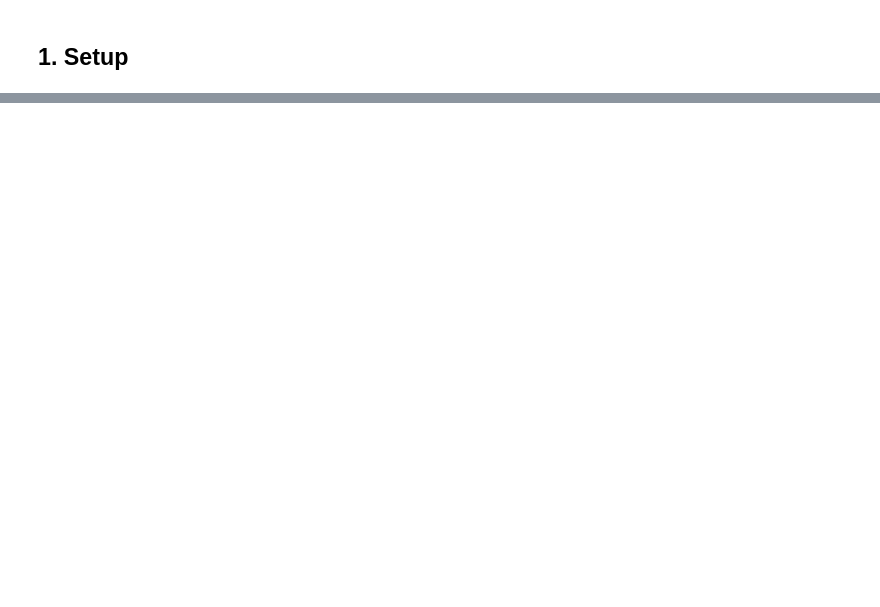
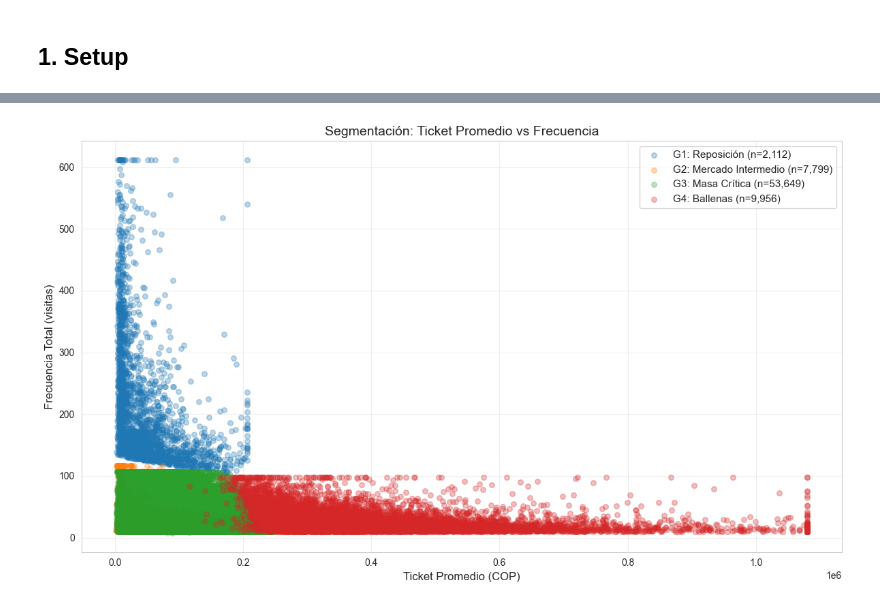
Before and after one commit to jdrincone/euro-supermercados, a Jupyter notebook: notebooks/02_segmentacion_clientes.ipynb, the cells around one changed output, grey strips where cells are left out. Drawn from its saved outputs; the diff is of its cells as text; code cells hidden in the pictures; blank space fills up the shorter version.

```diff
--- a/notebooks/02_segmentacion_clientes.ipynb
+++ b/notebooks/02_segmentacion_clientes.ipynb
@@ -615,0 +315,15 @@ uv run python src/train_recommender_by_clustering.py --config params.yaml
+# %%
+# Entrenar K-Means con k=4
+kmeans = KMeans(n_clusters=N_CLUSTERS, random_state=SEED, n_init=10)
+user_features["cluster_id"] = kmeans.fit_predict(df_scaled)
+
+sil_final = silhouette_score(X_scaled, user_features["cluster_id"], sample_size=sample_size)
+print(f"K elegido: {N_CLUSTERS}")
+print(f"Silhouette final: {sil_final:.4f}")
+
+# Perfil de los grupos
+perfil = user_features.groupby("cluster_id")[FEATURE_COLS].mean()
+perfil["cantidad_usuarios"] = user_features["cluster_id"].value_counts().sort_index()
+
+print("\n--- PERFIL DE LOS GRUPOS DETECTADOS ---")
+display(perfil.round(0))
@@ -615,0 +405,26 @@ uv run python src/train_recommender_by_clustering.py --config params.yaml
+# %%
+# Scatter: Ticket Promedio vs Frecuencia (coloreado por cluster)
+fig, ax = plt.subplots(figsize=(12, 7))
+
+for cid in GRUPO_ORDER:
+    mask = user_features["cluster_id"] == cid
+    data = user_features[mask]
+    grupo = CLUSTER_TO_GRUPO[cid]
+    nombre = CLUSTER_NAMES[cid]
+    ax.scatter(
+        data["ticket_promedio"].clip(upper=data["ticket_promedio"].quantile(0.99)),
+        data["frecuencia_total"].clip(upper=data["frecuencia_total"].quantile(0.99)),
+        alpha=0.3,
+        label=f"G{grupo}: {nombre} (n={len(data):,})",
+        s=30,
+    )
+
+ax.set_xlabel("Ticket Promedio (COP)", fontsize=12)
+ax.set_ylabel("Frecuencia Total (visitas)", fontsize=12)
+ax.set_title("Segmentación: Ticket Promedio vs Frecuencia", fontsize=14)
+ax.legend(fontsize=11)
+ax.grid(True, alpha=0.3)
+plt.tight_layout()
+plt.show()
+# %% [output]
+[figure, added]
```
Also changed, not shown: parts of 60 cells of this notebook, 3 other files.
